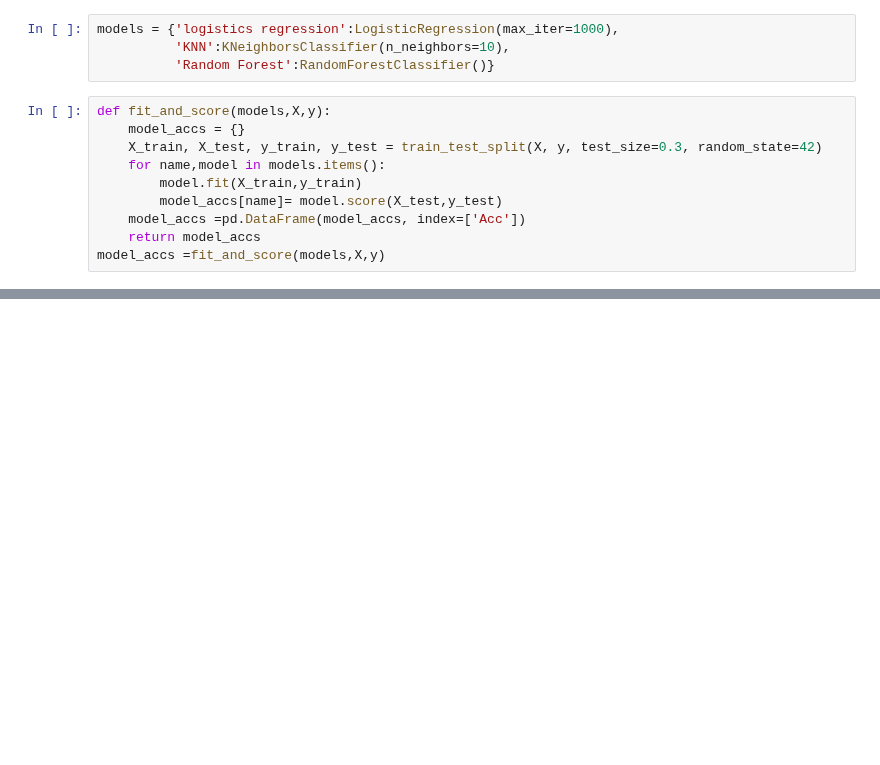
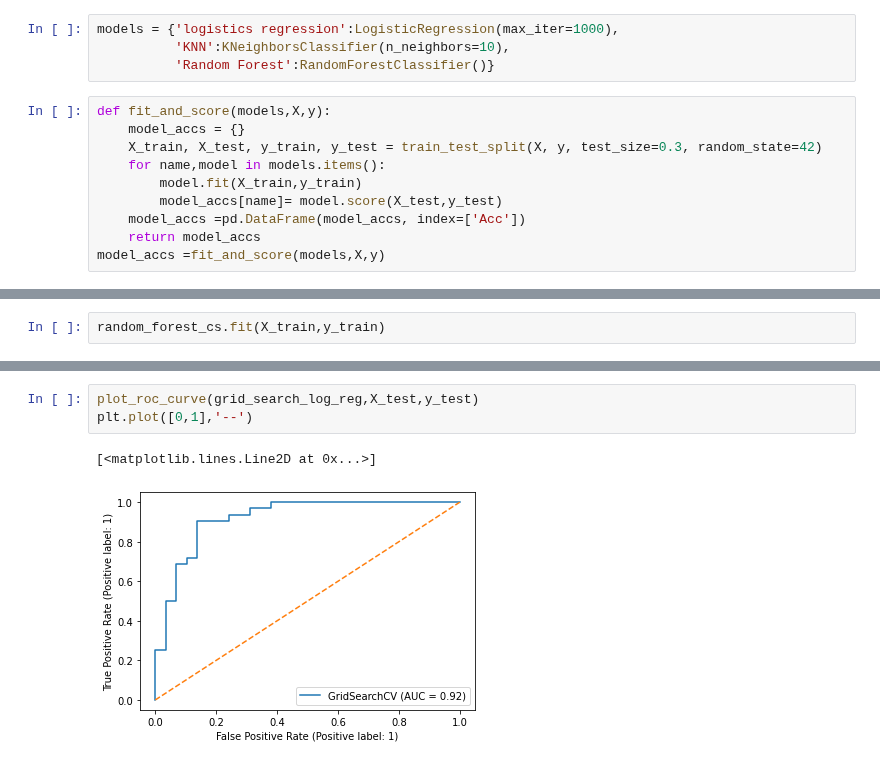
Before and after one commit to kozz84/Udemy, a Jupyter notebook: ZTM_Milestone_1.ipynb, the cells around one changed output, grey strips where cells are left out. Cells and saved outputs as stored; diff of their text form; blank space fills up the shorter version.

```diff
--- a/ZTM_Milestone_1.ipynb
+++ b/ZTM_Milestone_1.ipynb
@@ -117,0 +155,2 @@ plt.plot(neighbors,test_score)
+# %%
+random_forest_cs.fit(X_train,y_train)
@@ -117,0 +223,6 @@ plt.plot(neighbors,test_score)
+# %%
+plot_roc_curve(grid_search_log_reg,X_test,y_test)
+plt.plot([0,1],'--')
+# %% [output]
+[<matplotlib.lines.Line2D at 0x...>]
+[figure, added]
```
Also changed, not shown: parts of 43 cells of this notebook.
